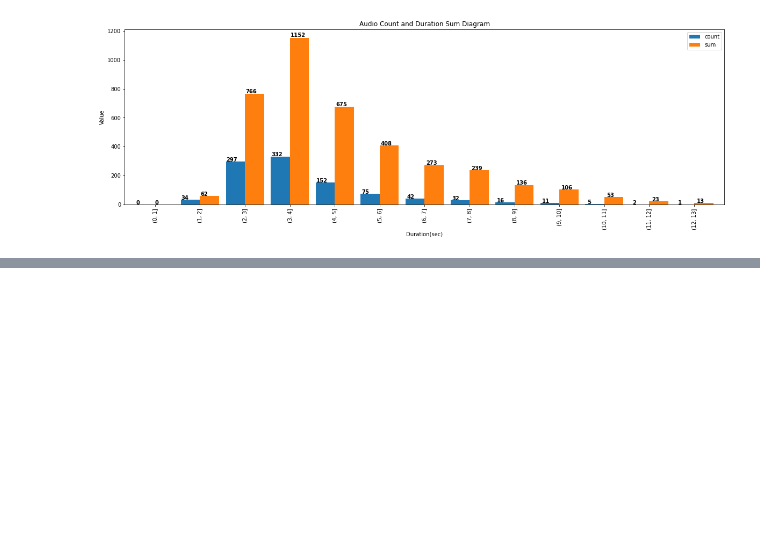
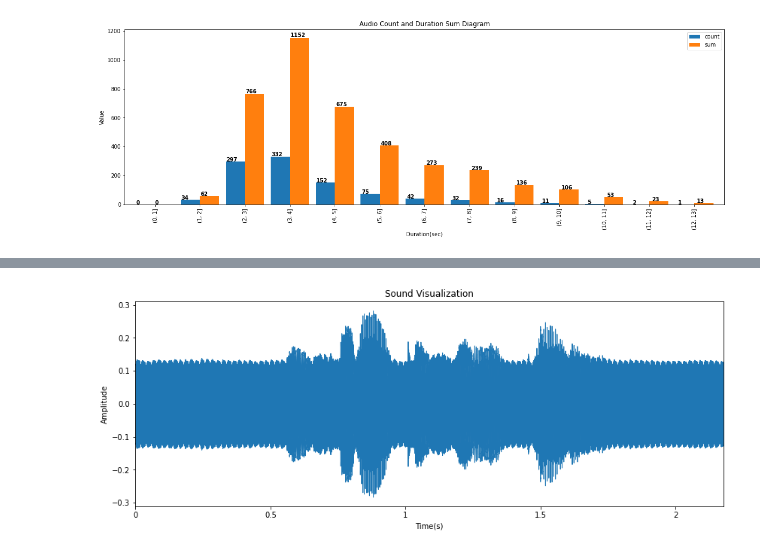
Before and after one commit to ItsDebol/AMH-STT, a Jupyter notebook: notebooks/AudioExploration.ipynb, the cells around one changed output, grey strips where cells are left out. Saved outputs shown, nothing was run; the diff lists cells and outputs as text; code cells hidden in the pictures; blank space fills up the shorter version.

```diff
--- a/notebooks/AudioExploration.ipynb
+++ b/notebooks/AudioExploration.ipynb
@@ -174,0 +157,4 @@ ae.get_chroma_visualization(0)
+# %%
+# Check sounds with no zero crossing
+ae.get_audio_visualization(966)
+# %% [output]
@@ -174,0 +162 @@ ae.get_chroma_visualization(0)
+[figure, added]
```
Also changed, not shown: parts of 49 cells of this notebook, 1 other file.
